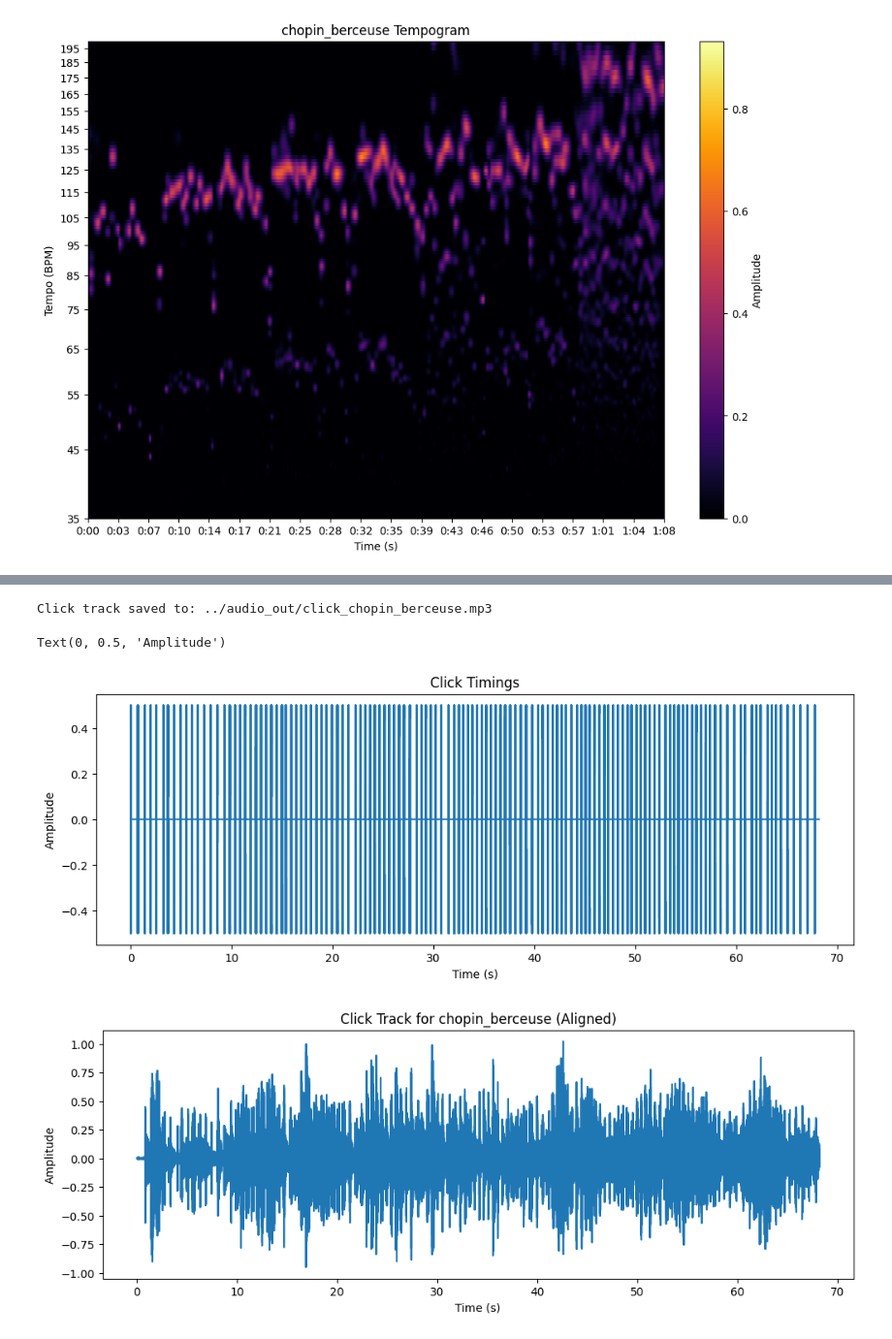
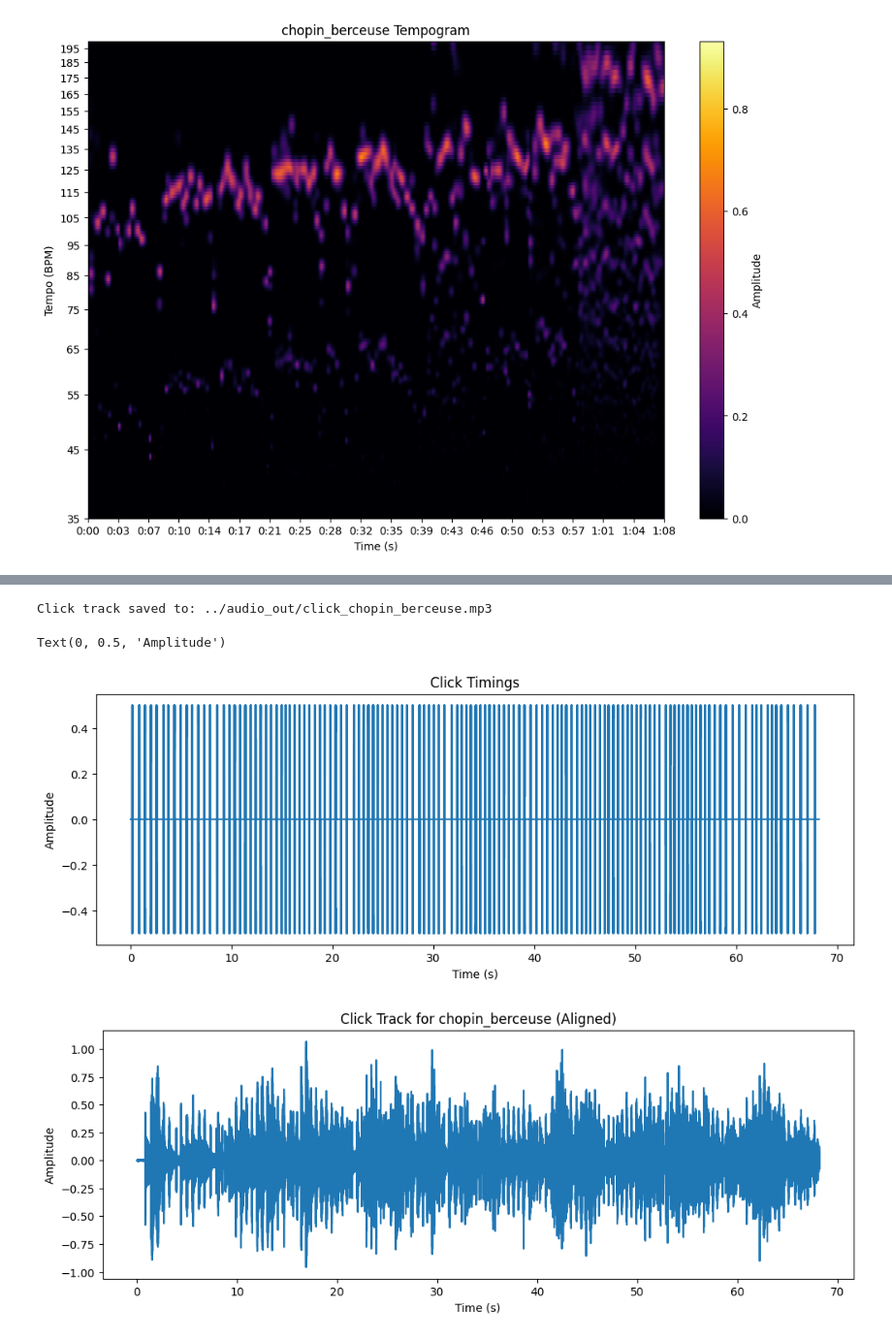
Before and after one commit to lkqiao/musical_accompanist, a Jupyter notebook: src/tempo_detect_nb.ipynb, the cells around one changed output, grey strips where cells are left out. Shown at 97% size. Saved outputs shown, nothing was run; the diff lists cells and outputs as text; code cells hidden in the pictures.

```diff
--- a/src/tempo_detect_nb.ipynb
+++ b/src/tempo_detect_nb.ipynb
@@ -140,7 +140,7 @@ Traditional Approach
 # %%
 # define parameters
 hop_length = 256 # distance between frames
-win_dur = 2 # window duration in seconds
+win_dur = 2 # window duration in seconds (use 4 for percussive pieces, 2 for classical pieces)
 
 time_res = hop_length/sr # temporal resolution
 freq_res = 1/win_dur # frequency resolution
@@ -148,6 +148,9 @@ win_length = int((win_dur*sr)/hop_length) # window length in frames
 print(f'Temporal resolution: {time_res:.3f} s')
 print(f'Frequency resolution: {freq_res:.3f} Hz/bin')
 print(f'Window length: {win_length} frames')
+
+pedal_reduce = False
+pedal_strength = 0.7
 
 bandpass_high = 4000
 bandpass_low = 20
@@ -158,7 +161,7 @@ tempo_max = 200
 alpha = 0.075
 plot_tempogram = True
 
-peak_threshold = 0.3
+peak_threshold = 0.2
 # %% [output]
 Temporal resolution: 0.006 s
 Frequency resolution: 0.500 Hz/bin
@@ -334,20 +376,9 @@ def process_tempos(data, threshold=1.5, max_iter=100000):
 
     return cleaned
 # %%
-estim_tempos = process_tempos(estim_tempos, threshold=1)
+estim_tempos = process_tempos(estim_tempos)
 avg_tempo = np.mean(estim_tempos)
 std_tempo = np.std(estim_tempos)
 print(f'Average tempo: {avg_tempo:.2f} BPM')
 print(f'Standard deviation: {std_tempo:.2f} BPM')
-
-# plot estimated tempos vs time
-plt.figure(figsize=(12, 8))
-plt.plot(tempo_t, estim_tempos, color='b')
-plt.title(f'{name} Processed Estimated Tempos Over Time')
-plt.axhline(float(avg_tempo), color='orange', linestyle='--', label=f'Avg: {avg_tempo:.2f} BPM')
-plt.fill_between(tempo_t, float(avg_tempo-std_tempo), float(avg_tempo+std_tempo), color='orange', alpha=0.2, label=f'Std: {std_tempo:.2f}')
-plt.xlabel('Time (s)')
-plt.ylabel('Processed Estimated Tempo (BPM)')
-plt.yticks(np.arange(int(fmin), int(fmax), 5))
-plt.ylim(fmin, fmax)
 # %% [output]
@@ -394,6 +418,6 @@ fig.legend(loc='upper right', bbox_to_anchor=(0.9, 0.85))
 # %%
 # detect start
-def detect_start(signal, sr):
+def detect_start(signal):
     threshold = 0.01 * np.max(np.abs(signal))
     start_idx = 0
     for i, val in enumerate(signal):
@@ -404,16 +428,22 @@ def detect_start(signal, sr):
 
 # zero pad signal to start at signal
 def zero_pad_signal(signal, start_frame):
-    return np.concatenate((np.zeros(start_frame), signal))
+    leading_zeros = np.argmax(signal != 0) if np.any(signal != 0) else len(signal)
+
+    if leading_zeros < start_frame:
+        pad_amount = start_frame - leading_zeros
+        return np.concatenate((np.zeros(pad_amount), signal))
+    elif leading_zeros > start_frame:
+        return signal[(leading_zeros - start_frame):]
+    else:
+        return signal
 # %%
 # generate click track to verify estimated tempos
 def generate_click_track_from_estimates(tempo_t, tempos, sr, duration, click_dur=50, click_freq=1000):
     click_track = np.zeros(int(sr*duration))
     click_length = int(click_dur/1000*sr)
 
-    tempos = np.array(tempos)
-    tempo_t = np.array(tempo_t)
-    change_idxs = np.where(np.diff(tempos) != 0)[0]
+    change_idxs = np.where(np.floor(np.abs(np.diff(tempos)))!=0)[0]
     change_idxs = np.concatenate(([0], change_idxs+1, [len(tempos)])) # always include the first index
 
     # start at the first time
@@ -453,26 +483,28 @@ def generate_click_track_from_estimates(tempo_t, tempos, sr, duration, click_dur
     return click_track
 # %%
 # align click track with first note
-start_frame = detect_start(signal, sr)
+start_frame = detect_start(signal)
 duration = len(signal)/sr
 click_track = generate_click_track_from_estimates(tempo_t, estim_tempos, sr, duration)
 click_track_aligned = zero_pad_signal(click_track, start_frame)
 
 combined = signal + 0.5 * click_track_aligned[:len(signal)]
+if pedal_reduce:
+    combined = original_signal + 0.5 * click_track_aligned[:len(signal)]
 
 # save click track to file
 click_track_path = f'../audio_out/click_{name}.mp3'
 sf.write(click_track_path, combined, sr)
 print(f'Click track saved to: {click_track_path}')
 
 # plot click track
 plt.figure(figsize=(12, 4))
 plt.plot(np.arange(len(combined))/sr, combined)
 plt.title(f'Click Track for {name} (Aligned)')
 plt.xlabel('Time (s)')
 plt.ylabel('Amplitude')
 # %% [output]
 Click track saved to: ../audio_out/click_chopin_berceuse.mp3
 Text(0, 0.5, 'Amplitude')
-[figure, old version]
+[figure, new version]
-[figure, old version]
+[figure, new version]
```
Also changed, not shown: parts of 11 cells of this notebook, 5 other files.
